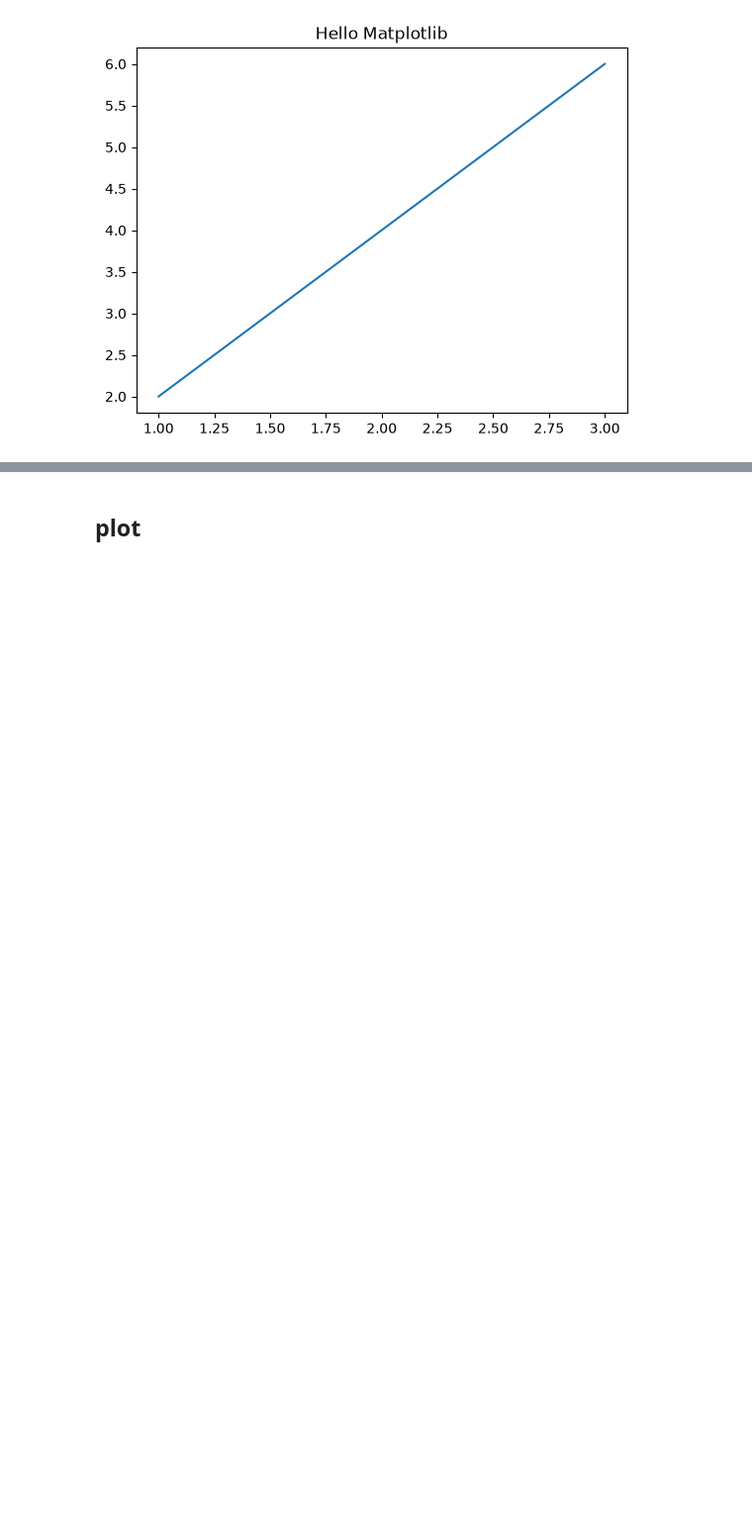
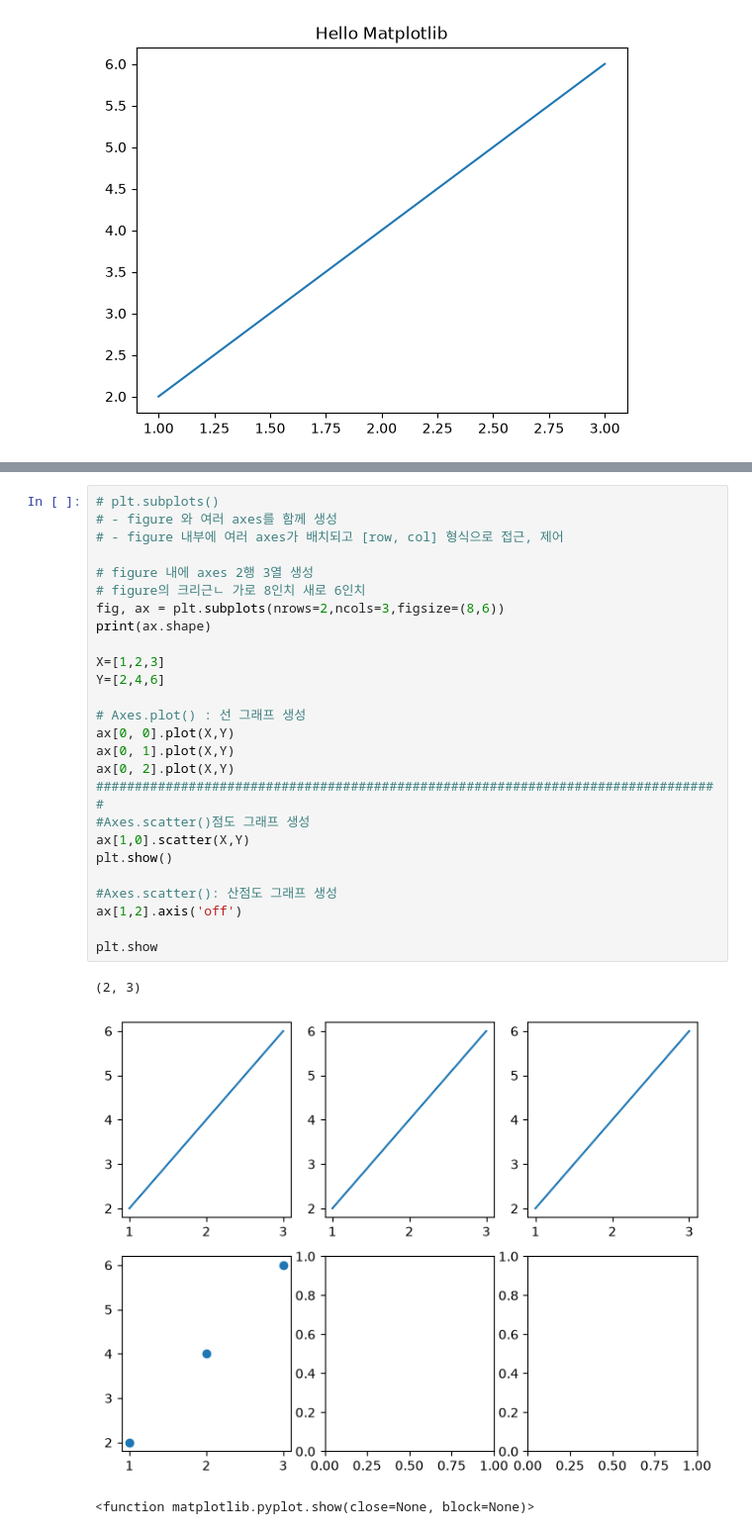
Before and after one commit to muniii-62/05_data_analysis, a Jupyter notebook: 03_data_visualization/01_matplotlib.ipynb, the cells around one changed output, grey strips where cells are left out. Shown at 99% size. Saved outputs shown, nothing was run; the diff lists cells and outputs as text; blank space fills up the shorter version.

Commit message:
20260624 matplotlib, seaborn

```diff
--- a/03_data_visualization/01_matplotlib.ipynb
+++ b/03_data_visualization/01_matplotlib.ipynb
@@ -113,4 +113,32 @@ plt.show()
 # %% [output]
 [figure]
-# %% [markdown]
-## plot
+# %%
+# plt.subplots()
+# - figure 와 여러 axes를 함께 생성
+# - figure 내부에 여러 axes가 배치되고 [row, col] 형식으로 접근, 제어
+
+# figure 내에 axes 2행 3열 생성
+# figure의 크리근ㄴ 가로 8인치 새로 6인치
+fig, ax = plt.subplots(nrows=2,ncols=3,figsize=(8,6))
+print(ax.shape)
+
+X=[1,2,3]
+Y=[2,4,6]
+
+# Axes.plot() : 선 그래프 생성
+ax[0, 0].plot(X,Y)
+ax[0, 1].plot(X,Y)
+ax[0, 2].plot(X,Y)
+#################################################################################
+#Axes.scatter()점도 그래프 생성
+ax[1,0].scatter(X,Y)
+plt.show()
+
+#Axes.scatter(): 산점도 그래프 생성
+ax[1,2].axis('off')
+
+plt.show
+# %% [output]
+(2, 3)
+[figure, added]
+<function matplotlib.pyplot.show(close=None, block=None)>
```
Also changed, not shown: parts of 7 cells of this notebook, 7 other files.
